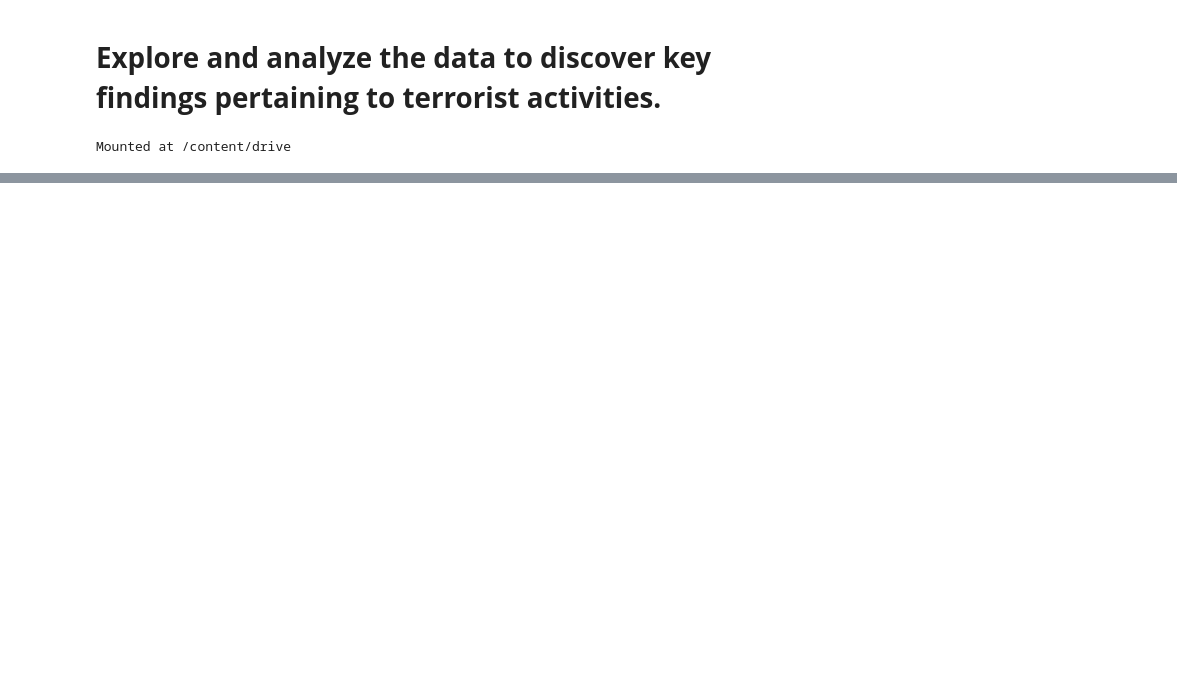
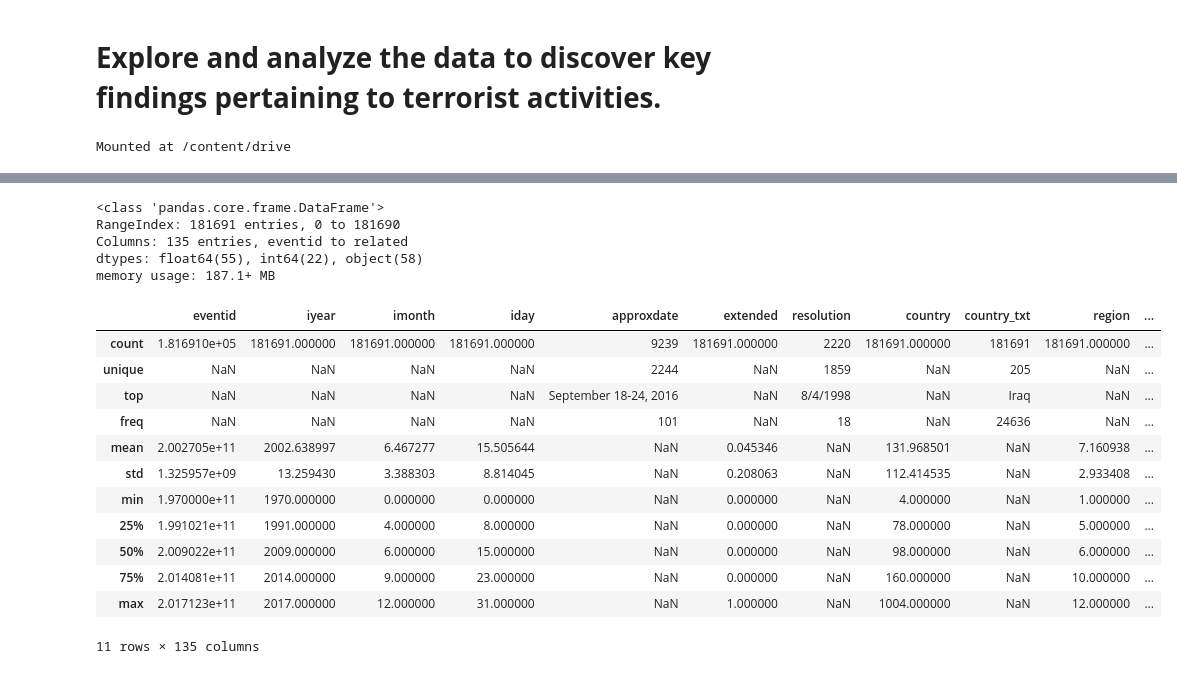
Before and after one commit to ChetanJadhav2341/Global-Terrorism-Analysis, a Jupyter notebook: Copy_of_Global_Terrorism_Analysis_Capstone_Project.ipynb, the cells around one changed output, grey strips where cells are left out. Saved outputs shown, nothing was run; the diff lists cells and outputs as text; code cells hidden in the pictures; blank space fills up the shorter version.

```diff
--- a/Copy_of_Global_Terrorism_Analysis_Capstone_Project.ipynb
+++ b/Copy_of_Global_Terrorism_Analysis_Capstone_Project.ipynb
@@ -25,0 +39,24 @@ df.head()
+# %%
+df.info()
+# %% [output]
+<class 'pandas.core.frame.DataFrame'>
+RangeIndex: 181691 entries, 0 to 181690
+Columns: 135 entries, eventid to related
+dtypes: float64(55), int64(22), object(58)
+memory usage: 187.1+ MB
+# %%
+df.describe(include='all')
+# %% [output]
+|  | eventid | iyear | imonth | iday | approxdate | extended | resolution | country | country_txt | region | ... |
+| count | 1.816910e+05 | 181691.000000 | 181691.000000 | 181691.000000 | 9239 | 181691.000000 | 2220 | 181691.000000 | 181691 | 181691.000000 | ... |
+| unique | NaN | NaN | NaN | NaN | 2244 | NaN | 1859 | NaN | 205 | NaN | ... |
+| top | NaN | NaN | NaN | NaN | September 18-24, 2016 | NaN | 8/4/1998 | NaN | Iraq | NaN | ... |
+| freq | NaN | NaN | NaN | NaN | 101 | NaN | 18 | NaN | 24636 | NaN | ... |
+| mean | 2.002705e+11 | 2002.638997 | 6.467277 | 15.505644 | NaN | 0.045346 | NaN | 131.968501 | NaN | 7.160938 | ... |
+| std | 1.325957e+09 | 13.259430 | 3.388303 | 8.814045 | NaN | 0.208063 | NaN | 112.414535 | NaN | 2.933408 | ... |
+| min | 1.970000e+11 | 1970.000000 | 0.000000 | 0.000000 | NaN | 0.000000 | NaN | 4.000000 | NaN | 1.000000 | ... |
+| 25% | 1.991021e+11 | 1991.000000 | 4.000000 | 8.000000 | NaN | 0.000000 | NaN | 78.000000 | NaN | 5.000000 | ... |
+| 50% | 2.009022e+11 | 2009.000000 | 6.000000 | 15.000000 | NaN | 0.000000 | NaN | 98.000000 | NaN | 6.000000 | ... |
+| 75% | 2.014081e+11 | 2014.000000 | 9.000000 | 23.000000 | NaN | 0.000000 | NaN | 160.000000 | NaN | 10.000000 | ... |
+| max | 2.017123e+11 | 2017.000000 | 12.000000 | 31.000000 | NaN | 1.000000 | NaN | 1004.000000 | NaN | 12.000000 | ... |
+11 rows × 135 columns
```
Also changed, not shown: parts of 13 cells of this notebook.
